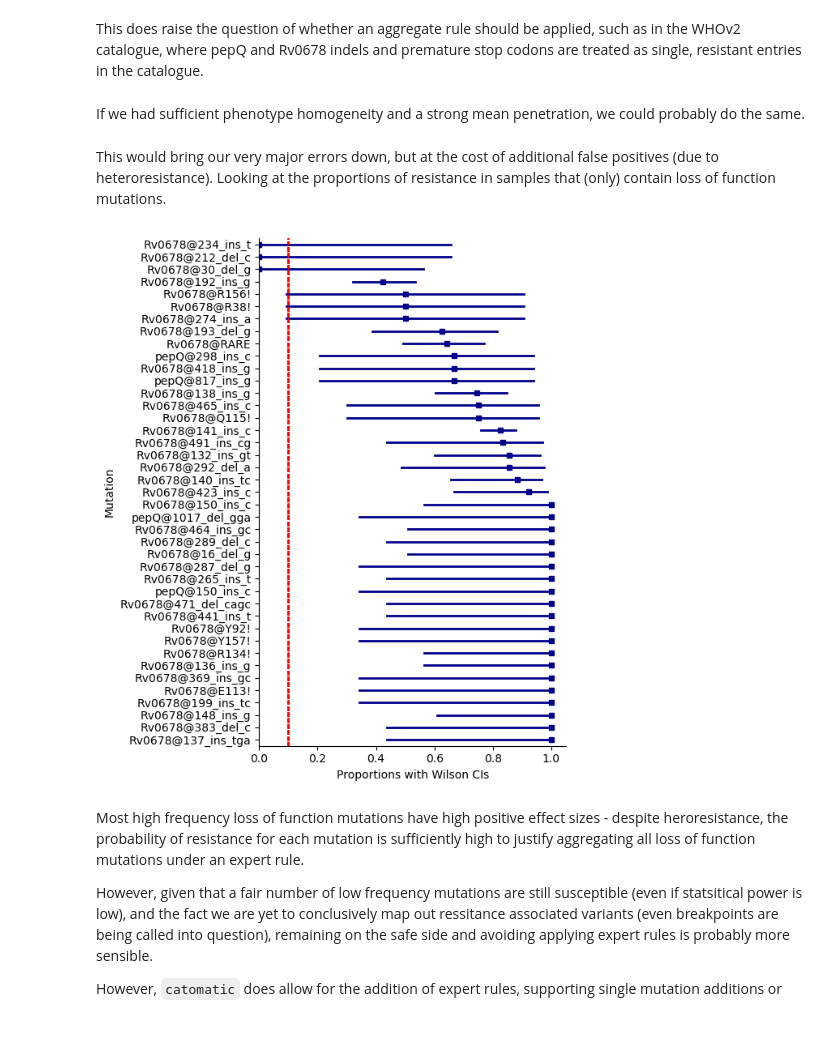
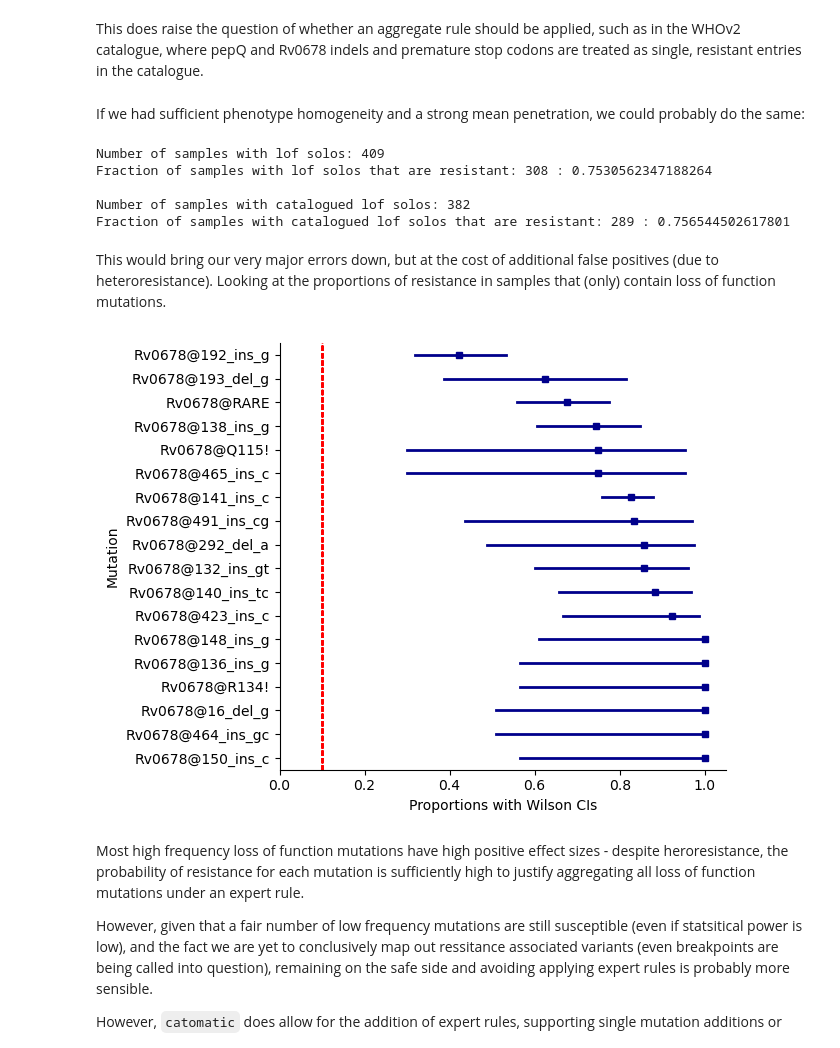
Before and after one commit to fowler-lab/tb-bdq-cat, a Jupyter notebook: Results_1.ipynb, the cells around one changed output. Saved outputs shown, nothing was run; the diff lists cells and outputs as text; code cells hidden in the pictures.

```diff
--- a/Results_1.ipynb
+++ b/Results_1.ipynb
@@ -508,40 +508,59 @@ Fraction of resistant solos that are catalogued stops: 14 : 0.02118003025718608
 # %% [markdown]
 This does raise the question of whether an aggregate rule should be applied, such as in the WHOv2 catalogue, where pepQ and Rv0678 indels and premature stop codons are treated as single, resistant entries in the catalogue.
 # %% [markdown]
-If we had sufficient phenotype homogeneity and a strong mean penetration, we could probably do the same.
+If we had sufficient phenotype homogeneity and a strong mean penetration, we could probably do the same:
+# %%
+#extract all samples with lof solos
+all_lof_solos = all[(all.UNIQUEID.isin(solos))&(all.INDEL_LENGTH.isin([1, 2])|all_R_solos['MUTATION'].str.endswith('!'))]
+R_lof_solos = all_lof_solos[all_lof_solos.PHENOTYPE=='R']
+
+all_catalogued_lof_solos = all_lof_solos[all_lof_solos.MUTATION.isin(catalogued_R)]
+all_R_catalogued_lof_solos = all_catalogued_lof_solos[all_catalogued_lof_solos.PHENOTYPE=='R']
+
+print ('Number of samples with lof solos:', len(all_lof_solos))
+print ('Fraction of samples with lof solos that are resistant:', len(R_lof_solos),':', len(R_lof_solos)/len(all_lof_solos))
+
+print ('\nNumber of samples with catalogued lof solos:', len(all_catalogued_lof_solos))
+print ('Fraction of samples with catalogued lof solos that are resistant:', len(all_R_catalogued_lof_solos), ':', len(all_R_catalogued_lof_solos)/len(all_catalogued_lof_solos))
+# %% [output]
+Number of samples with lof solos: 409
+Fraction of samples with lof solos that are resistant: 308 : 0.7530562347188264
+
+Number of samples with catalogued lof solos: 382
+Fraction of samples with catalogued lof solos that are resistant: 289 : 0.756544502617801
 # %% [markdown]
 This would bring our very major errors down, but at the cost of additional false positives (due to heteroresistance). Looking at the proportions of resistance in samples that (only) contain loss of function mutations.
 # %%
 cat_counts['IS_STOP'] = cat_counts['MUTATION'].str.endswith('!')
 cat_counts["IS_INDEL"] = cat_counts["MUTATION"].str.contains(r'ins_|del_')
 
 lof_counts = cat_counts[cat_counts.IS_STOP | cat_counts.IS_INDEL]
 
 # Pool rows with total_count < 2
-to_pool_df = lof_counts[lof_counts['total_count'] < 2]
-remaining_df = lof_counts[lof_counts['total_count'] >= 2]
+to_pool_df = lof_counts[lof_counts['total_count'] < 3]
+remaining_df = lof_counts[lof_counts['total_count'] >= 4]
 
 # Aggregate the pooled rows
 pooled_row = to_pool_df.agg({
     'R': 'sum',
     'S': 'sum',
     'total_count': 'sum'
 }).to_frame().T
 
 # Set the MUTATION value for the pooled row
 pooled_row.loc[:, 'MUTATION'] = 'Rv0678@RARE'
 
 # Concatenate the remaining rows with the pooled row
 high_freq = pd.concat([remaining_df, pooled_row], ignore_index=True)
 
 #re-calculate proportion and confidence interval for each row (could just pull from evidence, but the rare row will screw it up)
 high_freq[['Proportion', 'lower_bound', 'upper_bound']] = high_freq.apply(lambda row: utils.wilson(row['R'], row['S']), axis=1)
 
 high_freq = high_freq.sort_values(by=['Proportion'], ascending=False)
 
-utils.plot_catalogue_counts_from_df(high_freq, figsize=(6, 7), order=False, background=0.1)
+utils.plot_catalogue_counts_from_df(high_freq, figsize=(6.5, 5), order=False, background=0.1)
 # %% [output]
-[figure, old version]
+[figure, new version]
 # %% [markdown]
 Most high frequency loss of function mutations have high positive effect sizes - despite heroresistance, the probability of resistance for each mutation is sufficiently high to justify aggregating all loss of function mutations under an expert rule.
 
```
Also changed, not shown: parts of 10 cells of this notebook.
